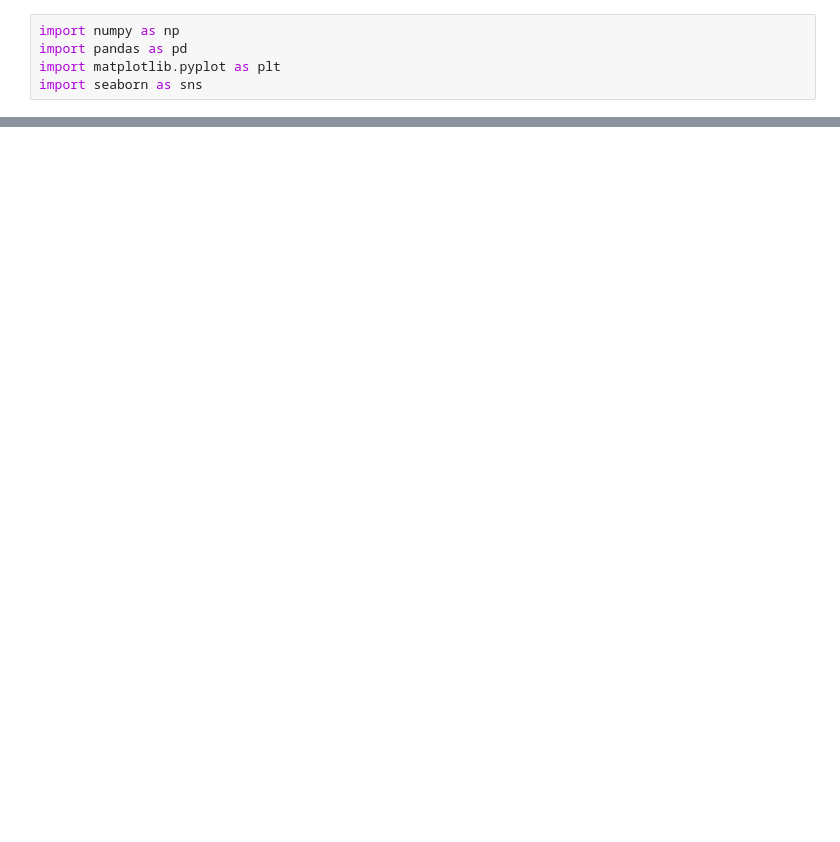
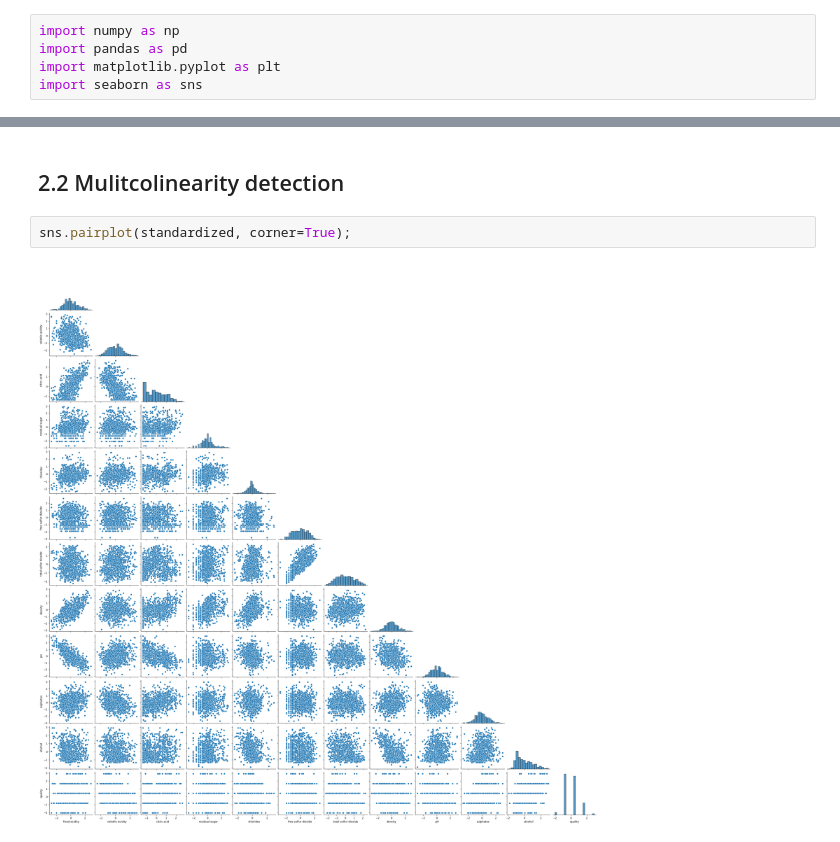
Before and after one commit to KhalilFASIF/PLD_ML, a Jupyter notebook: wine.ipynb, the cells around one changed output, grey strips where cells are left out. Drawn from its saved outputs; the diff is of its cells as text; blank space fills up the shorter version.

```diff
--- a/wine.ipynb
+++ b/wine.ipynb
@@ -79,0 +68,6 @@ Index([], dtype='object')
+# %% [markdown]
+## 2.2 Mulitcolinearity detection
+# %%
+sns.pairplot(standardized, corner=True);
+# %% [output]
+[figure, added]
```
Also changed, not shown: parts of 40 cells of this notebook.
